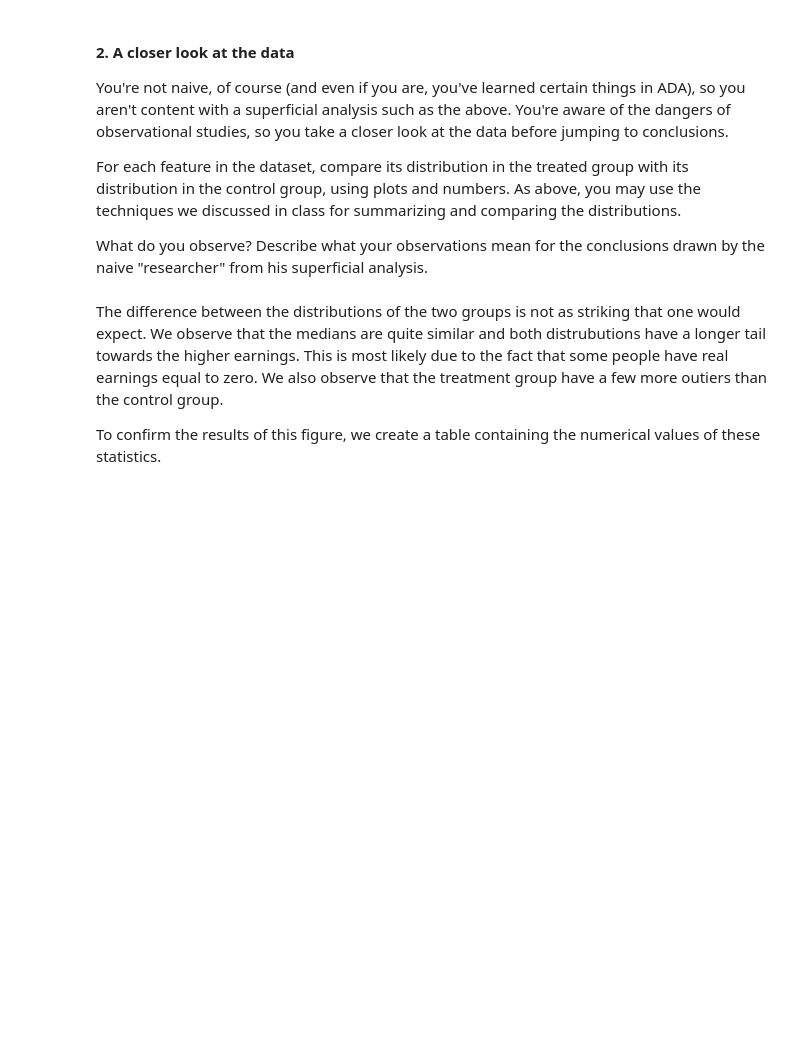
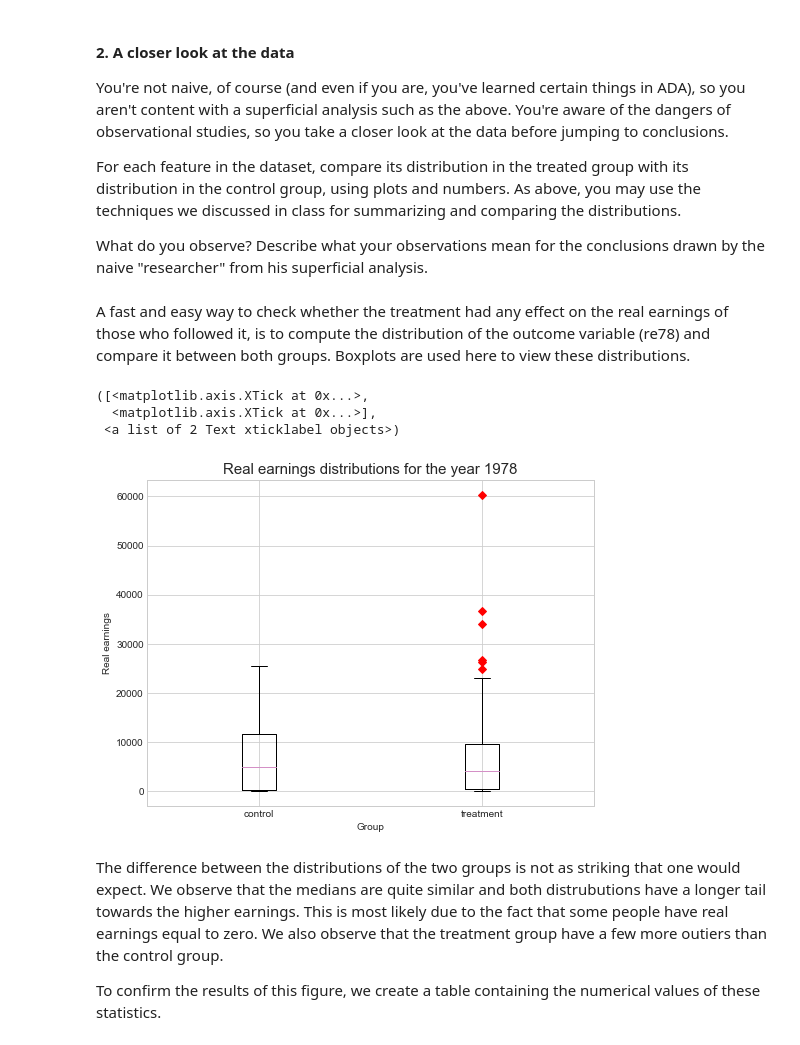
Before and after one commit to sourabhlal/ada2017, a Jupyter notebook: 04 - Applied ML/Homework4.ipynb, the cells around one changed output. Saved outputs shown, nothing was run; the diff lists cells and outputs as text; code cells hidden in the pictures; blank space fills up the shorter version.

```diff
--- a/04 - Applied ML/Homework4.ipynb
+++ b/04 - Applied ML/Homework4.ipynb
@@ -87,17 +85,25 @@ Boxplots are used here to view these distributions.
+# %% [markdown]
+A fast and easy way to check whether the treatment had any effect on the real earnings of those who followed it, is to compute the distribution of the outcome variable (re78) and compare it between both groups.
+Boxplots are used here to view these distributions.
 # %%
 #Style
 sns.set_style('whitegrid')
 sns.set_palette('cubehelix',2)
 
 #figure
-plt.figure(figsize=(10,8))
+plt.figure(figsize=(8,6))
 plt.boxplot([data_control.re78,data_treat.re78],0,'rD')
 
 #labels
 plt.ylabel('Real earnings')
 plt.xlabel('Group')
-plt.title('Real earnings distributions for the year 1978')
+plt.title('Real earnings distributions for the year 1978',size=15)
 plt.xticks([1,2],['control','treatment'])
+# %% [output]
+([<matplotlib.axis.XTick at 0x...>,
+  <matplotlib.axis.XTick at 0x...>],
+ <a list of 2 Text xticklabel objects>)
+[figure, added]
 # %% [markdown]
 The difference between the distributions of the two groups is not as striking that one would expect. We observe that the medians are quite similar and both distrubutions have a longer tail towards the higher earnings. This is most likely due to the fact that some people have real earnings equal to zero. We also observe that the treatment group have a few more outiers than the control group.
 
```
Also changed, not shown: parts of 23 cells of this notebook.
